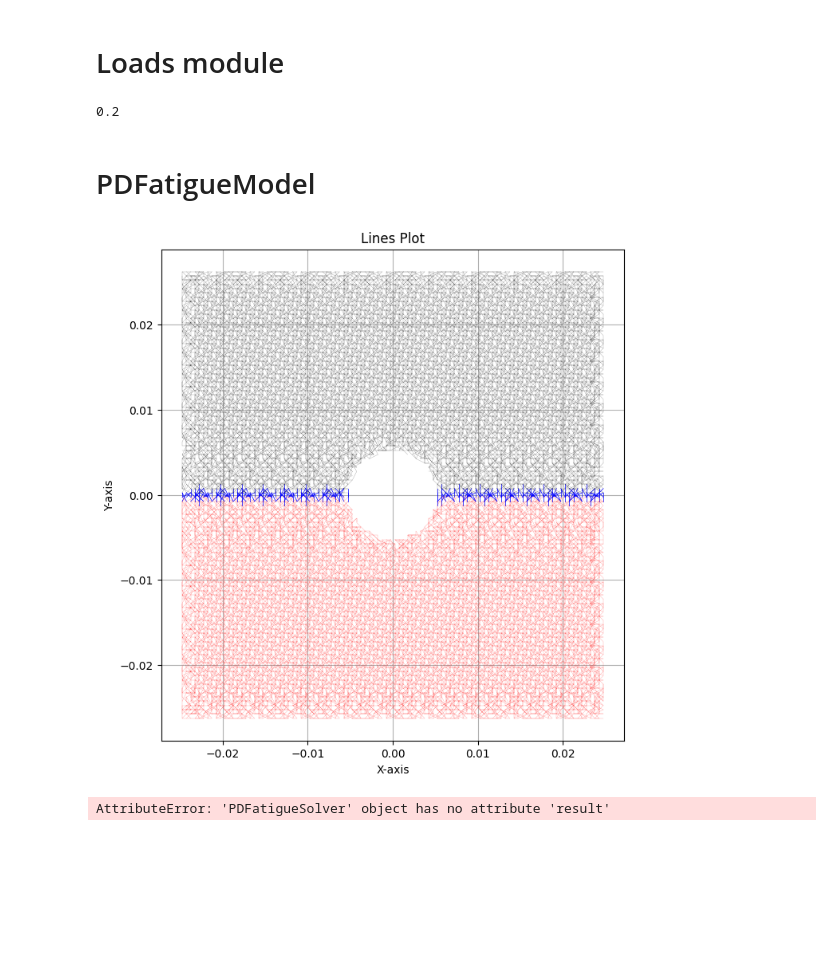
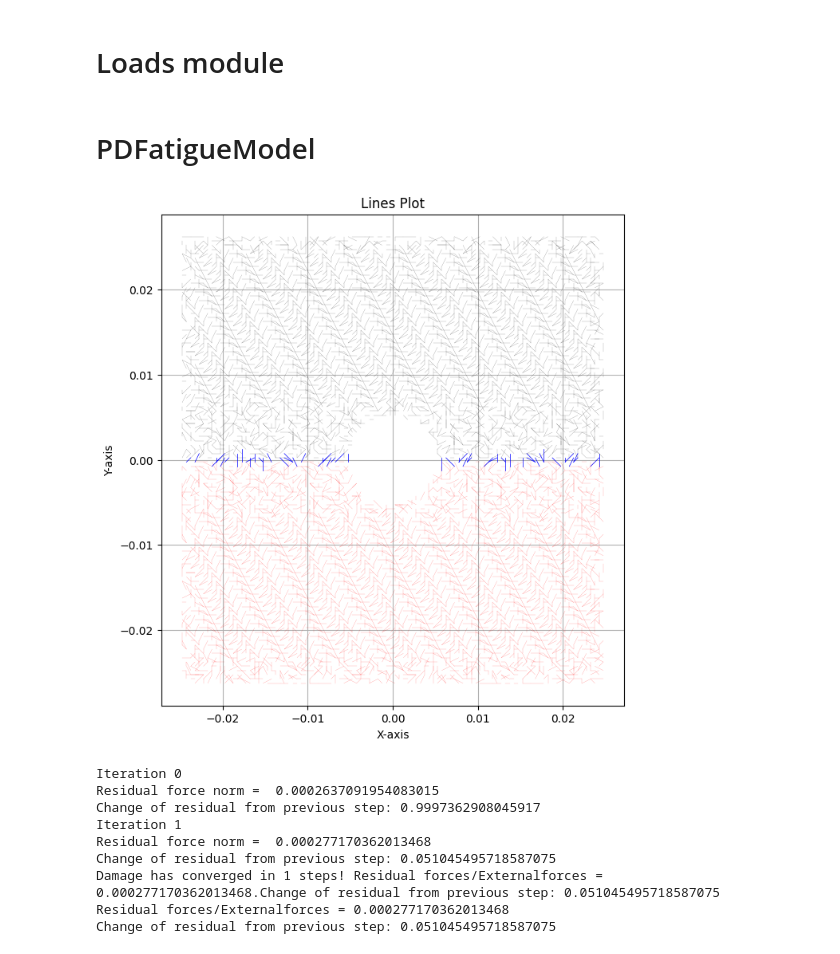
Before and after one commit to fjerenec/Verse2, a Jupyter notebook: main/testing.ipynb, the cells around one changed output. Drawn from its saved outputs; the diff is of its cells as text; code cells hidden in the pictures; blank space fills up the shorter version.

```diff
--- a/main/testing.ipynb
+++ b/main/testing.ipynb
@@ -110,15 +110,15 @@ ax.set_aspect(1)
 This module works in mostly the same way as the data module. The  main class is the "Materials" class which lets us create single "Materil" type instances that are then stored in the "Materials" modules "materialTable" dictionary.
 # %%
 model0.Materials.create_material(materialName="Steel1")
-model0.Materials.materialsTable["Steel1"].set_tensile_properties(youngMod = 210000, poisson =0.25)
+model0.Materials.materialsTable["Steel1"].set_tensile_properties(youngMod = 310000, poisson =0.25)
 model0.Materials.materialsTable["Steel1"].get_material_properties()
 
 model0.Materials.create_material(materialName="Steel2")
-model0.Materials.materialsTable["Steel2"].set_tensile_properties(youngMod = 70000, poisson =0.25)
+model0.Materials.materialsTable["Steel2"].set_tensile_properties(youngMod = 310000, poisson =0.25)
 model0.Materials.materialsTable["Steel2"].get_material_properties()
 
 model0.Materials.create_material(materialName="InterfaceSteel")
-model0.Materials.materialsTable["InterfaceSteel"].set_tensile_properties(youngMod = 150000, poisson =0.25)
+model0.Materials.materialsTable["InterfaceSteel"].set_tensile_properties(youngMod = 60000, poisson =0.25)
 model0.Materials.materialsTable["InterfaceSteel"].get_material_properties()
 
 steel1 = model0.Materials.materialsTable["Steel1"]
@@ -126,7 +126,7 @@ steel1.set_stretch_thresholds(damageInitStretch=0.2, breakageStretch=0.9)
 steel2 = model0.Materials.materialsTable["Steel2"]
 steel2.set_stretch_thresholds(damageInitStretch=0.5, breakageStretch=0.9)
 interface_steel = model0.Materials.materialsTable["InterfaceSteel"]
-interface_steel.set_stretch_thresholds(damageInitStretch=0.05, breakageStretch=0.9)
+interface_steel.set_stretch_thresholds(damageInitStretch=0.5, breakageStretch=0.9)
 # %%
 lower_half_ids = np.append(np.arange(0,int(totint/2),dtype = int),np.arange(totint,totbottom,dtype = int))
 upper_half_ids = np.append(np.arange(int(totint/2),totint,dtype = int), np.arange(totbottom,tottop,dtype = int))
@@ -169,10 +169,6 @@ plt.scatter(data[:,0],data[:,1],s=2,c="r")
 # %%
 model0.Loads.create_disp_load(nodeSet = botFixSet,dispX = 0.0, dispY= -0.002, name="BottomFixture")
 model0.Loads.create_disp_load(nodeSet = topFixSet,dispX = 0.003, dispY=  0.002, name="TopFixture")
-# %%
-model0.Materials.materialsByIDTable[1].s0
-# %% [output]
-0.2
 # %% [markdown]
 # PDFatigueModel
 # %%
@@ -194,44 +190,52 @@ import matplotlib
 fig, ax = plt.subplots(figsize=(10, 8))
 # Loop through each line and plot it
 for line in range(lines.shape[0]):
-    if line%10 == 0:
+    if line%50 == 0:
         if fatigueModelData.bondMaterialIDarray[line] == 0:
             color = "g"
             linewidth = 0.1
         elif fatigueModelData.bondMaterialIDarray[line] == 1:
             color = "r"
             linewidth = 0.1
         elif fatigueModelData.bondMaterialIDarray[line] == 2:
             color = "k"
             linewidth = 0.1
         else:
             color = "b"
             linewidth = 0.5
     # Extract x and y coordinates for the line
         x_values = [lines[line,0],lines[line,2]]
         y_values = [lines[line,1],lines[line,3]]
 
     # Plot the line
         ax.plot(x_values, y_values,linewidth = linewidth, c=color)
 
 ax.set_aspect(1)
 # Set plot title and labels
 plt.title('Lines Plot')
 plt.xlabel('X-axis')
 plt.ylabel('Y-axis')
 
 # Display the plot
 plt.grid(True)
 # %% [output]
-[figure, old version]
+[figure, new version]
 # %%
 solver = PDFatigueSolver(numModel=model0)
-# solver.solve_for_eq3()
+solver.solve_for_eq3()
+# %% [output]
+Iteration 0
+Residual force norm =  0.0002637091954083015
+Change of residual from previous step: 0.9997362908045917
+Iteration 1
+Residual force norm =  0.000277170362013468
+Change of residual from previous step: 0.051045495718587075
+Damage has converged in 1 steps! Residual forces/Externalforces = 0.000277170362013468.Change of residual from previous step: 0.051045495718587075
+Residual forces/Externalforces = 0.000277170362013468
+Change of residual from previous step: 0.051045495718587075
 # %%
 disp = solver.result
 coordVecNew4 = coordVec + disp
-# %% [output]
-AttributeError: 'PDFatigueSolver' object has no attribute 'result'
 # %%
 s = 5
 #mycmap = matplotlib.colors.LinearSegmentedColormap.from_list("custom",["blue","royalblue","cyan","mediumspringgreen","springgreen","lime","lawngreen","yellow","orange","tomato","red"],N=11)
```
Also changed, not shown: parts of 1 cell of this notebook, 2 other files.
